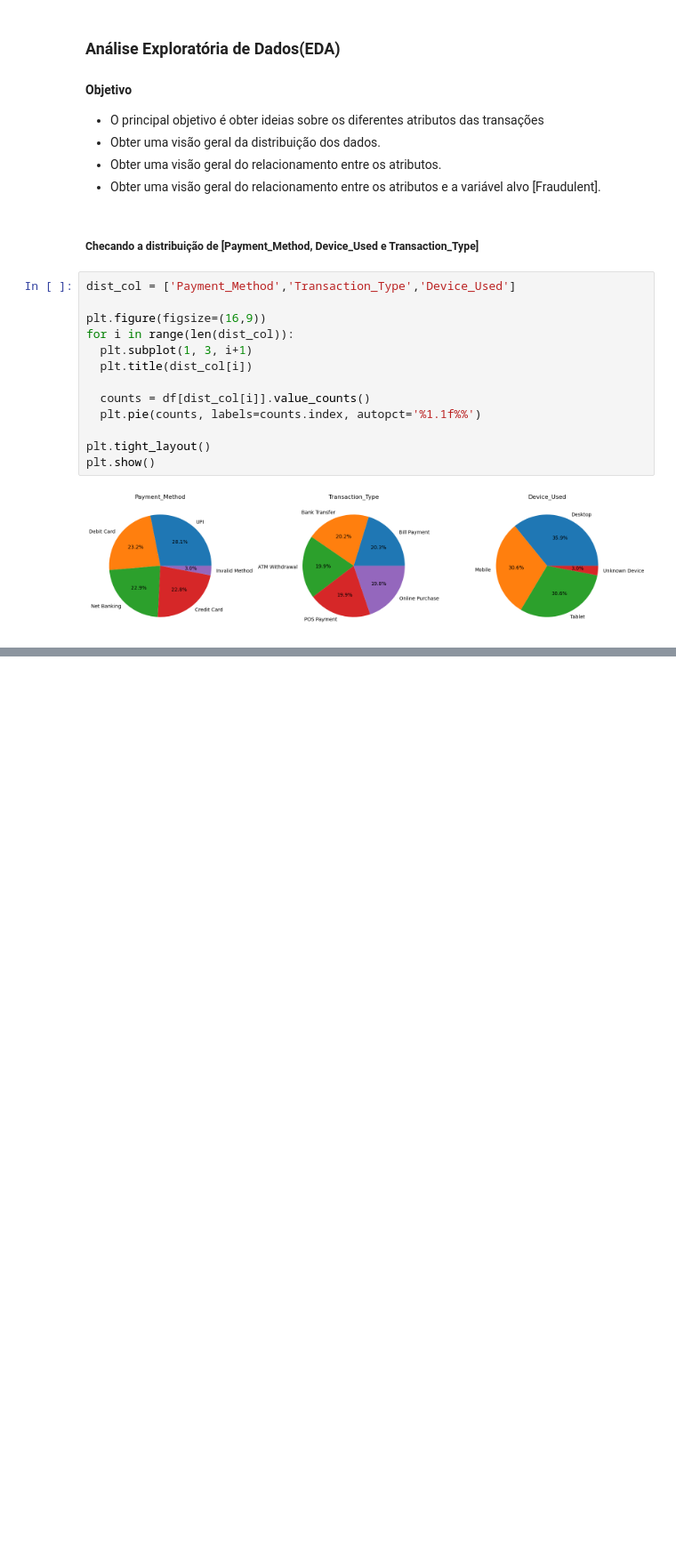
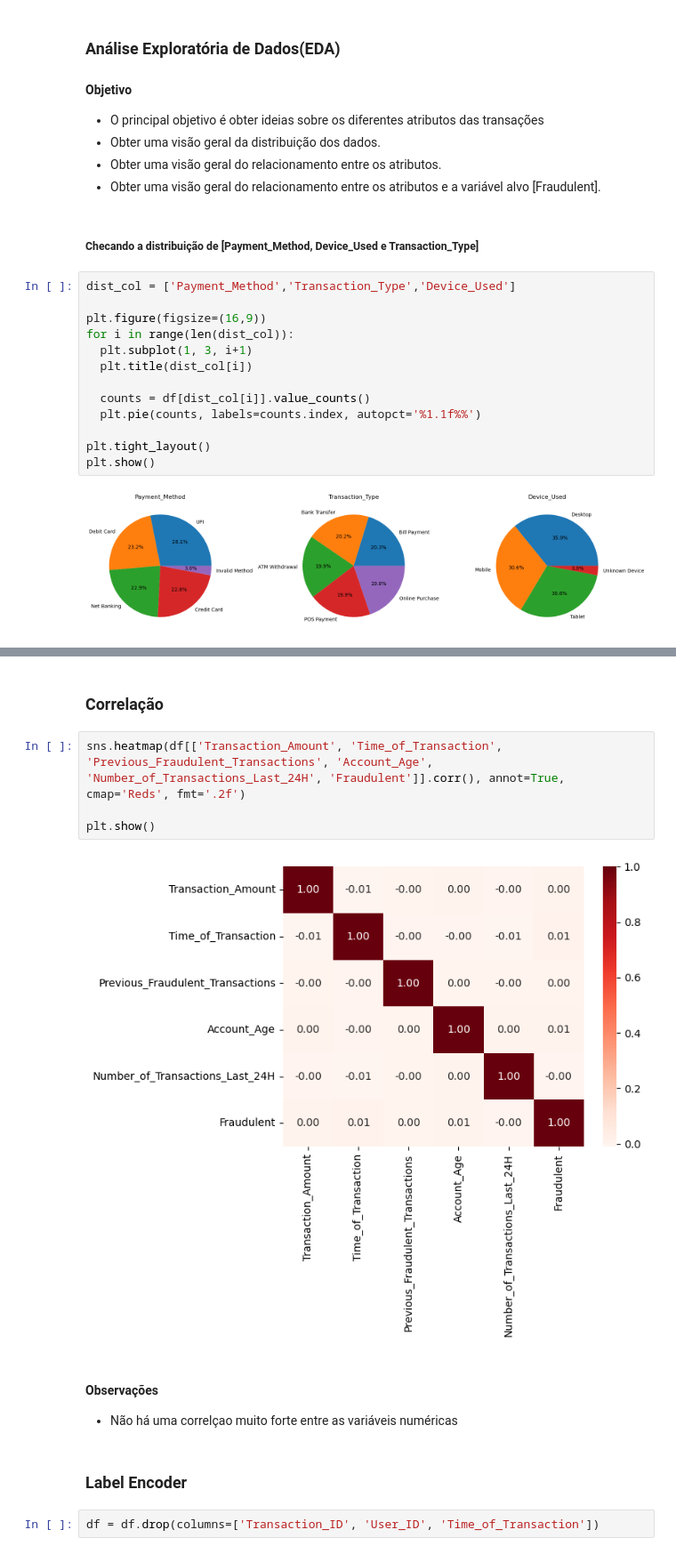
Before and after one commit to RodrigoD4v/Deteccao-de-Fraude-ML, a Jupyter notebook: notebooks/deteccao_fraudes_pagamentos.ipynb, the cells around one changed output, grey strips where cells are left out. Shown: that part at 89% size. Drawn from its saved outputs; the diff is of its cells as text; blank space fills up the shorter version.

```diff
--- a/notebooks/deteccao_fraudes_pagamentos.ipynb
+++ b/notebooks/deteccao_fraudes_pagamentos.ipynb
@@ -297,0 +326,16 @@ plt.show()
+# %% [markdown]
+### Correlação
+# %%
+sns.heatmap(df[['Transaction_Amount', 'Time_of_Transaction', 'Previous_Fraudulent_Transactions', 'Account_Age', 'Number_of_Transactions_Last_24H', 'Fraudulent']].corr(), annot=True, cmap='Reds', fmt='.2f')
+
+plt.show()
+# %% [output]
+[figure, added]
+# %% [markdown]
+#### Observações
+
+* Não há uma correlçao muito forte entre as variáveis numéricas
+# %% [markdown]
+### Label Encoder
+# %%
+df = df.drop(columns=['Transaction_ID', 'User_ID', 'Time_of_Transaction'])
```
Also changed, not shown: parts of 7 cells of this notebook.
